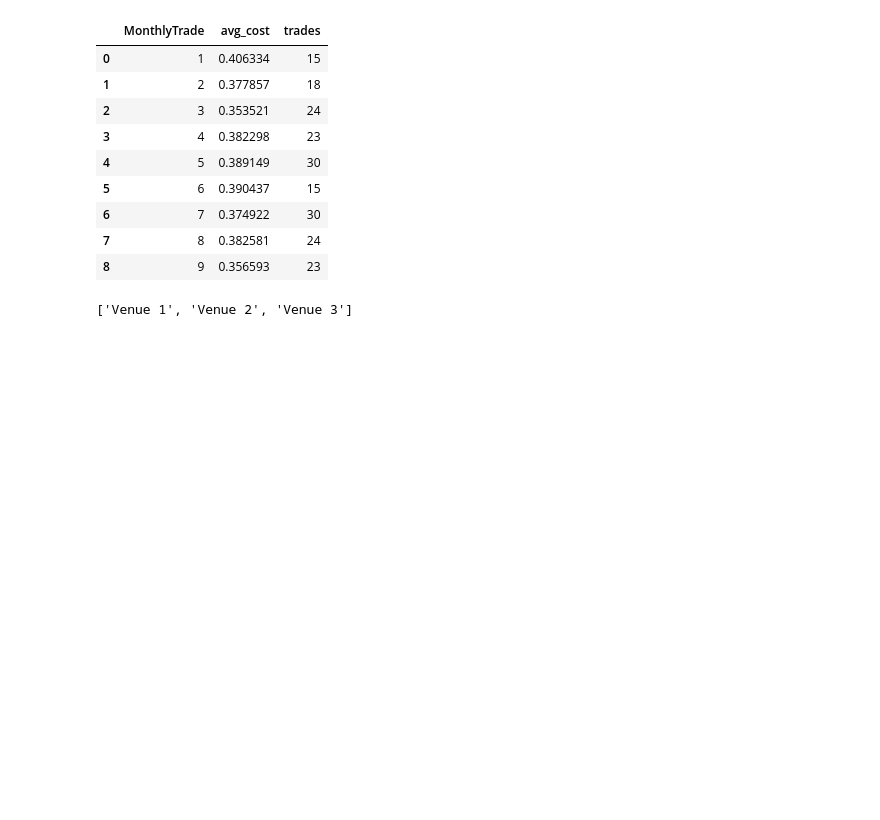
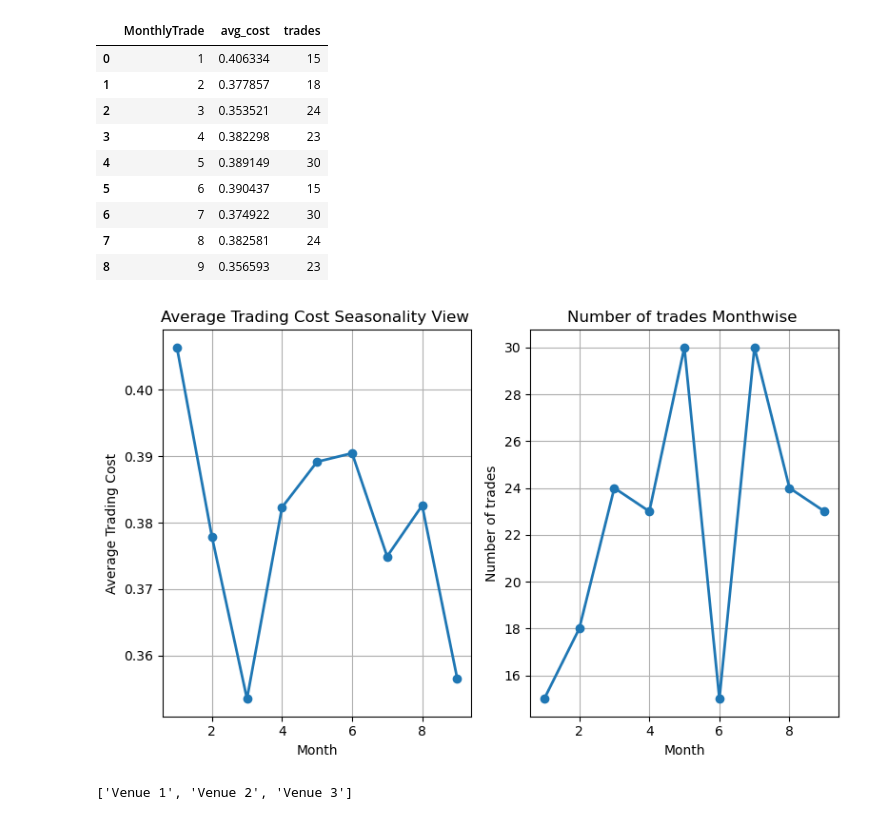
Before and after one commit to Anas-v/CB, a Jupyter notebook: cbq2.ipynb, the cells around one changed output. Cells and saved outputs as stored; diff of their text form; code cells hidden in the pictures; blank space fills up the shorter version.

```diff
--- a/cbq2.ipynb
+++ b/cbq2.ipynb
@@ -372,4 +373,23 @@ monthly_stats
 | 6 | 7 | 0.374922 | 30 |
 | 7 | 8 | 0.382581 | 24 |
 | 8 | 9 | 0.356593 | 23 |
+# %%
+plt.figure(figsize=(8,5))
+plt.subplot(1,2,1)
+plt.plot(monthly_Stats['MonthlyTrade'], monthly_Stats['avg_cost'], marker='o', linewidth=2)
+plt.title(f"Average Trading Cost Seasonality View ")
+plt.xlabel("Month")
+plt.ylabel("Average Trading Cost")
+plt.grid(True)
+plt.tight_layout()
+plt.subplot(1,2,2)
+plt.plot(monthly_Stats['MonthlyTrade'], monthly_Stats['trades'], marker='o', linewidth=2)
+plt.title(f"Number of trades Monthwise ")
+plt.xlabel("Month")
+plt.ylabel("Number of trades")
+plt.grid(True)
+plt.tight_layout()
+plt.show()
+# %% [output]
+[figure, added]
 # %%
```
Also changed, not shown: parts of 24 cells of this notebook.
